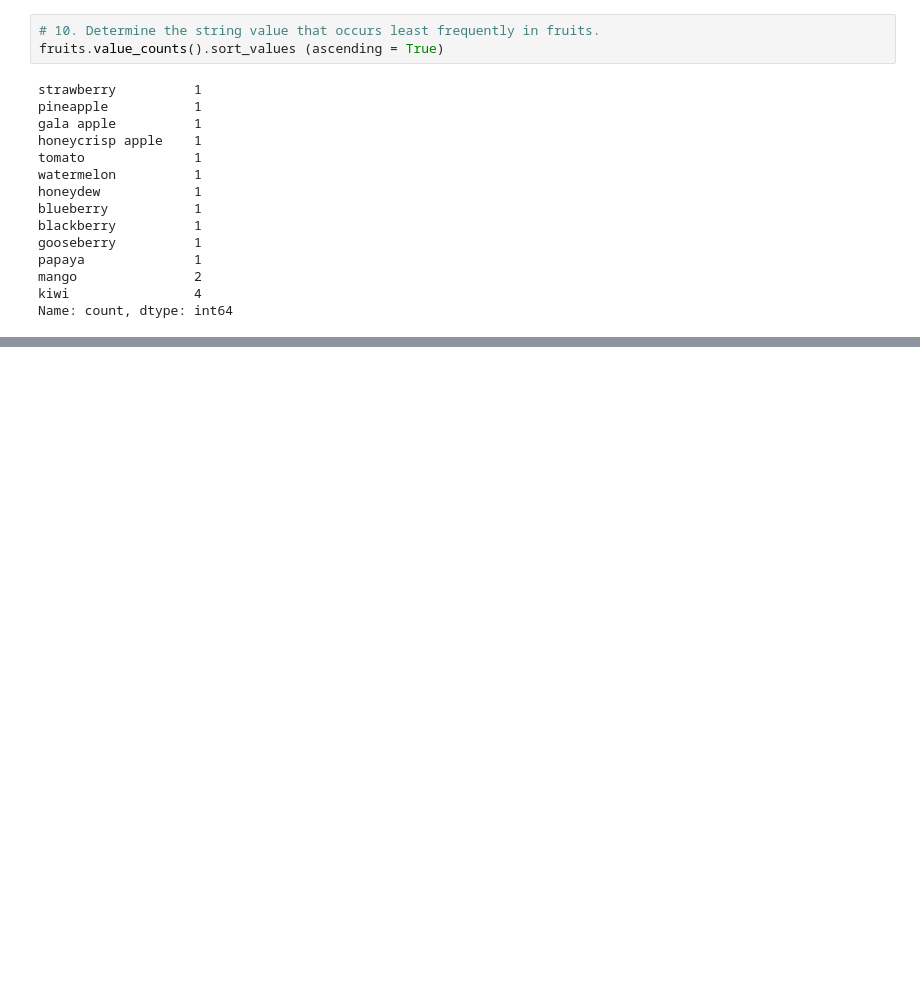
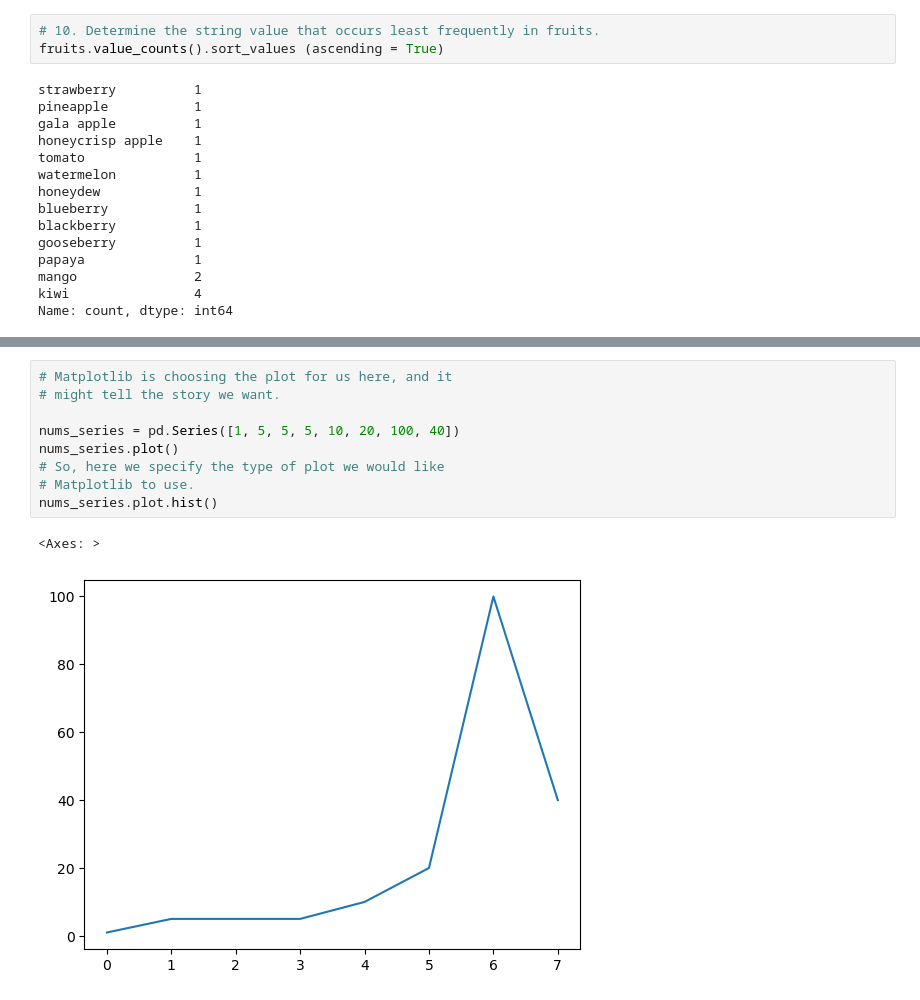
Before and after one commit to kelseyhangyu/ds-libraries-exercises, a Jupyter notebook: pandas_series.ipynb, the cells around one changed output, grey strips where cells are left out. Cells and saved outputs as stored; diff of their text form; blank space fills up the shorter version.

```diff
--- a/pandas_series.ipynb
+++ b/pandas_series.ipynb
@@ -410,0 +677,12 @@ Name: count, dtype: int64
+# %%
+# Matplotlib is choosing the plot for us here, and it
+# might tell the story we want.
+
+nums_series = pd.Series([1, 5, 5, 5, 10, 20, 100, 40])
+nums_series.plot()
+# So, here we specify the type of plot we would like
+# Matplotlib to use.
+nums_series.plot.hist()
+# %% [output]
+<Axes: >
+[figure, added]
```
Also changed, not shown: parts of 38 cells of this notebook.
